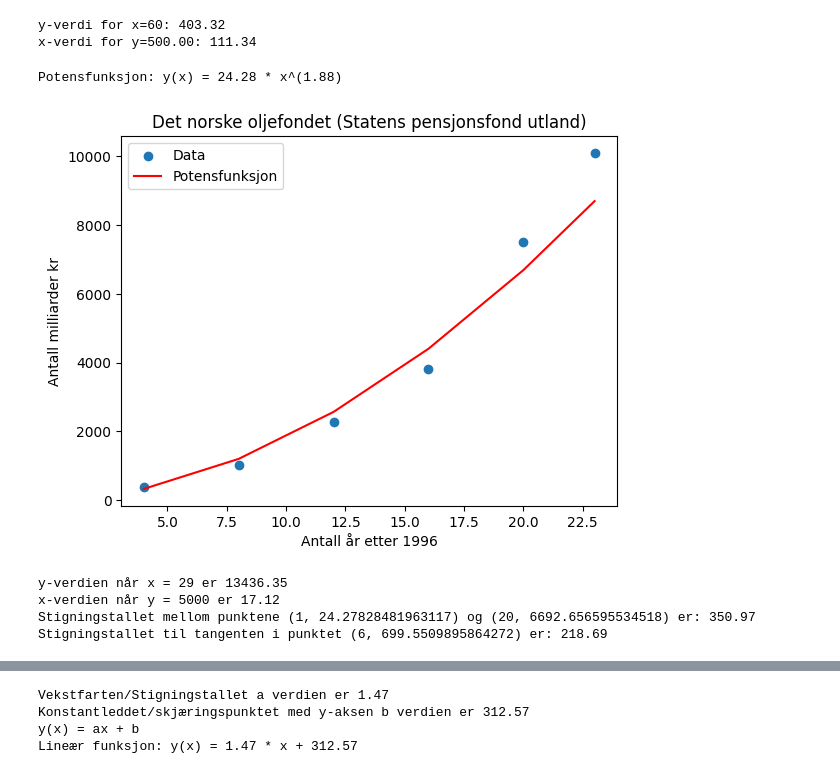
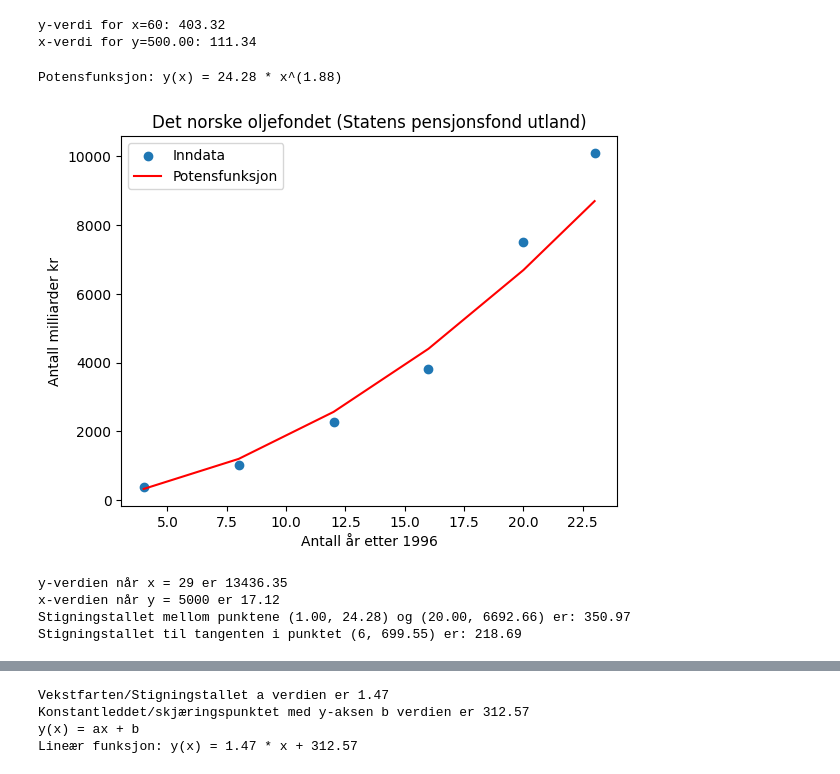
Before and after one commit to hanska91/Matematikk-2P-Y, a Jupyter notebook: Matematikkboka 2P-Y + Litt annet.ipynb, the cells around one changed output, grey strips where cells are left out. Drawn from its saved outputs; the diff is of its cells as text; code cells hidden in the pictures.

```diff
--- a/Matematikkboka 2P-Y + Litt annet.ipynb
+++ b/Matematikkboka 2P-Y + Litt annet.ipynb
@@ -2843,7 +2843,7 @@ def power_func_derivative(x, a, b):
 print("Potensfunksjon: y(x) = {:.2f} * x^({:.2f})".format(a, b))
 
 # Plot datasettet og potensfunksjonen
-plt.scatter(x, y, label='Data')
+plt.scatter(x, y, label='Inndata')
 plt.plot(x, power_func(x, a, b), label='Potensfunksjon',color = "r")
 plt.xlabel('Antall år etter 1996')                                                        # Navn på x-aksen
 plt.ylabel('Antall milliarder kr')                                                        # Navn på y-aksen
@@ -2856,40 +2856,40 @@ x_verdi = 29
 y_verdi = a*x_verdi**b
 print(f"y-verdien når x = {x_verdi} er {y_verdi:.2f}")
 
 # Finn x-verdien når y = ...
 y_verdi = 5000
 x_verdi = (y_verdi/a)**(1/b)
 print(f"x-verdien når y = {y_verdi} er {x_verdi:.2f}")
 
 # Finn stigningstallet mellom to punkter (rett linje)
 x1 = 1  # Valgfri x-verdi
 x2 = 20  # Valgfri x-verdi
 
 y1 = power_func(x1, a, b)
 y2 = power_func(x2, a, b)
 
 # Beregn stigningstallet
 m = (y2 - y1) / (x2 - x1)
 
 # Skriv ut stigningstallet
-print("Stigningstallet mellom punktene ({}, {}) og ({}, {}) er: {:.2f}".format(x1, y1, x2, y2, m))
+print("Stigningstallet mellom punktene ({:.2f}, {:.2f}) og ({:.2f}, {:.2f}) er: {:.2f}".format(x1, y1, x2, y2, m))
 
 # Finn stigningstallet i et valgt punkt
 x3 = 6                     # Valgfri x3-verdi
 y3 = power_func(x3, a, b)  # Valgfri y3-verdi
 
 # Beregn stigningstallet i punktet (x3, y3)
 m_tangent = power_func_derivative(x3, a, b)
 
 # Skriv ut stigningstallet
-print("Stigningstallet til tangenten i punktet ({}, {}) er: {:.2f}".format(x3, y3, m_tangent))
+print("Stigningstallet til tangenten i punktet ({}, {:.2F}) er: {:.2f}".format(x3, y3, m_tangent))
 # %% [output]
 Potensfunksjon: y(x) = 24.28 * x^(1.88)
-[figure, old version]
+[figure, new version]
 y-verdien når x = 29 er 13436.35
 x-verdien når y = 5000 er 17.12
-Stigningstallet mellom punktene (1, 24.27828481963117) og (20, 6692.656595534518) er: 350.97
-Stigningstallet til tangenten i punktet (6, 699.5509895864272) er: 218.69
+Stigningstallet mellom punktene (1.00, 24.28) og (20.00, 6692.66) er: 350.97
+Stigningstallet til tangenten i punktet (6, 699.55) er: 218.69
 # %%
 # Polynomregresjon av grad n med dummy data + stigningstallet til tangenten i punktet - kode
 import numpy as np
```
Also changed, not shown: parts of 4 cells of this notebook.
